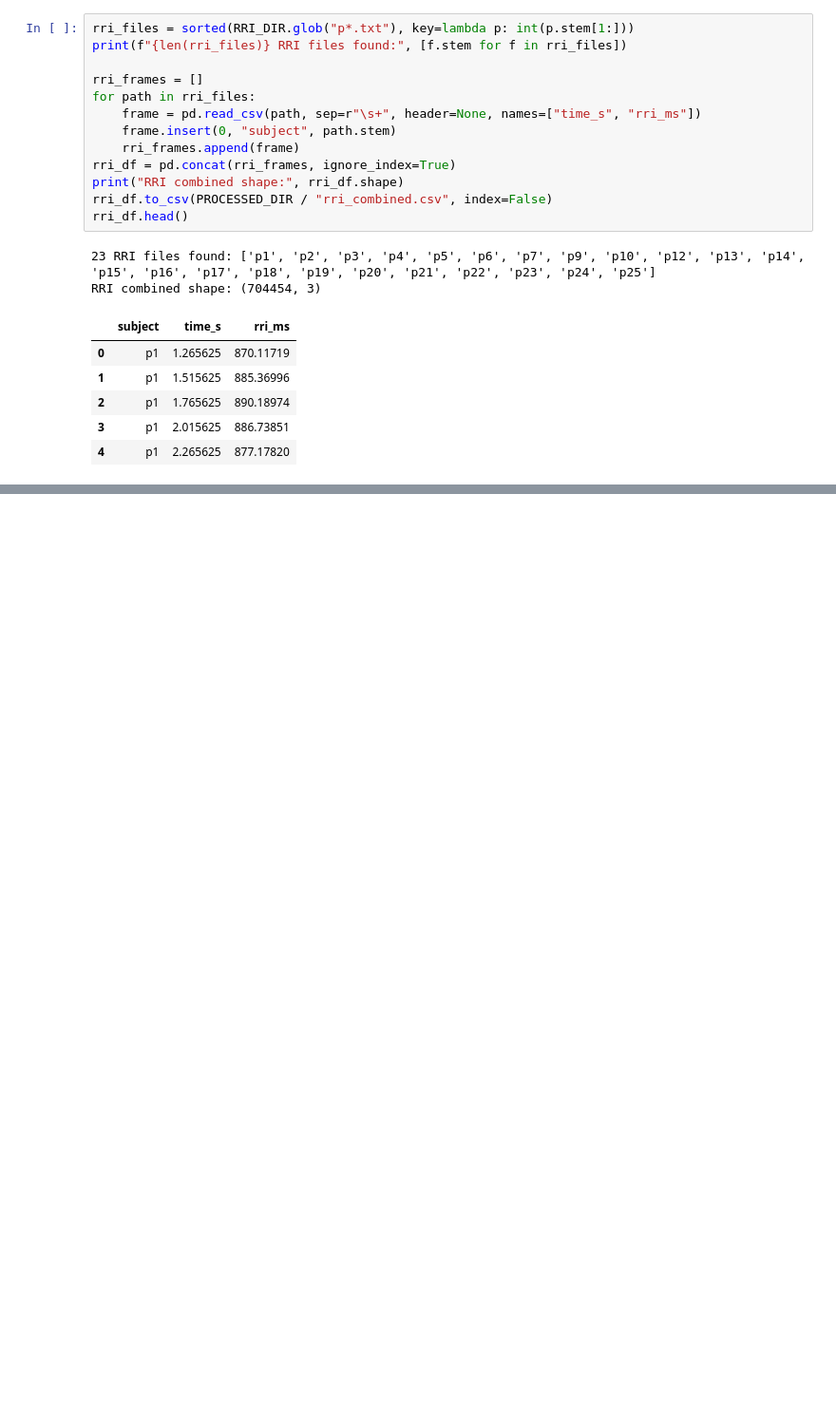
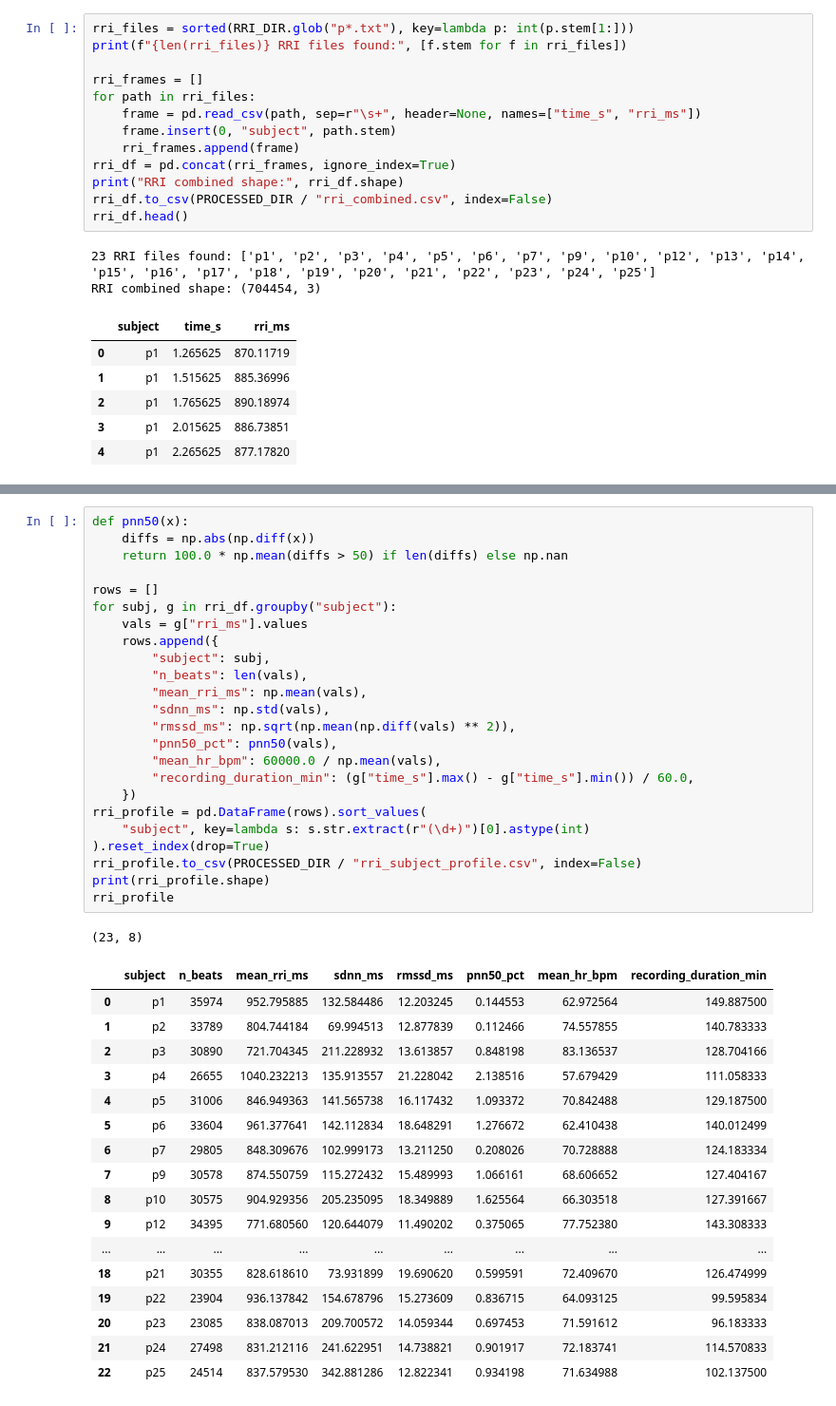
Before and after one commit to visnuanand1/F21DL-Group2, a Jupyter notebook: HRV/ML_stress.ipynb, the cells around one changed output, grey strips where cells are left out. Shown at 95% size. Cells and saved outputs as stored; diff of their text form; blank space fills up the shorter version.

Commit message:
HRV: feature engineering (step 2) - binary/multiclass targets, log/ratio features, RRI subject HRV profiles

```diff
--- a/HRV/ML_stress.ipynb
+++ b/HRV/ML_stress.ipynb
@@ -137,0 +196,43 @@ RRI combined shape: (704454, 3)
+# %%
+def pnn50(x):
+    diffs = np.abs(np.diff(x))
+    return 100.0 * np.mean(diffs > 50) if len(diffs) else np.nan
+
+rows = []
+for subj, g in rri_df.groupby("subject"):
+    vals = g["rri_ms"].values
+    rows.append({
+        "subject": subj,
+        "n_beats": len(vals),
+        "mean_rri_ms": np.mean(vals),
+        "sdnn_ms": np.std(vals),
+        "rmssd_ms": np.sqrt(np.mean(np.diff(vals) ** 2)),
+        "pnn50_pct": pnn50(vals),
+        "mean_hr_bpm": 60000.0 / np.mean(vals),
+        "recording_duration_min": (g["time_s"].max() - g["time_s"].min()) / 60.0,
+    })
+rri_profile = pd.DataFrame(rows).sort_values(
+    "subject", key=lambda s: s.str.extract(r"(\d+)")[0].astype(int)
+).reset_index(drop=True)
+rri_profile.to_csv(PROCESSED_DIR / "rri_subject_profile.csv", index=False)
+print(rri_profile.shape)
+rri_profile
+# %% [output]
+(23, 8)
+|  | subject | n_beats | mean_rri_ms | sdnn_ms | rmssd_ms | pnn50_pct | mean_hr_bpm | recording_duration_min |
+| 0 | p1 | 35974 | 952.795885 | 132.584486 | 12.203245 | 0.144553 | 62.972564 | 149.887500 |
+| 1 | p2 | 33789 | 804.744184 | 69.994513 | 12.877839 | 0.112466 | 74.557855 | 140.783333 |
+| 2 | p3 | 30890 | 721.704345 | 211.228932 | 13.613857 | 0.848198 | 83.136537 | 128.704166 |
+| 3 | p4 | 26655 | 1040.232213 | 135.913557 | 21.228042 | 2.138516 | 57.679429 | 111.058333 |
+| 4 | p5 | 31006 | 846.949363 | 141.565738 | 16.117432 | 1.093372 | 70.842488 | 129.187500 |
+| 5 | p6 | 33604 | 961.377641 | 142.112834 | 18.648291 | 1.276672 | 62.410438 | 140.012499 |
+| 6 | p7 | 29805 | 848.309676 | 102.999173 | 13.211250 | 0.208026 | 70.728888 | 124.183334 |
+| 7 | p9 | 30578 | 874.550759 | 115.272432 | 15.489993 | 1.066161 | 68.606652 | 127.404167 |
+| 8 | p10 | 30575 | 904.929356 | 205.235095 | 18.349889 | 1.625564 | 66.303518 | 127.391667 |
+| 9 | p12 | 34395 | 771.680560 | 120.644079 | 11.490202 | 0.375065 | 77.752380 | 143.308333 |
+| ... | ... | ... | ... | ... | ... | ... | ... | ... |
+| 18 | p21 | 30355 | 828.618610 | 73.931899 | 19.690620 | 0.599591 | 72.409670 | 126.474999 |
+| 19 | p22 | 23904 | 936.137842 | 154.678796 | 15.273609 | 0.836715 | 64.093125 | 99.595834 |
+| 20 | p23 | 23085 | 838.087013 | 209.700572 | 14.059344 | 0.697453 | 71.591612 | 96.183333 |
+| 21 | p24 | 27498 | 831.212116 | 241.622951 | 14.738821 | 0.901917 | 72.183741 | 114.570833 |
+| 22 | p25 | 24514 | 837.579530 | 342.881286 | 12.822341 | 0.934198 | 71.634988 | 102.137500 |
```
Also changed, not shown: parts of 4 cells of this notebook, 2 other files.
